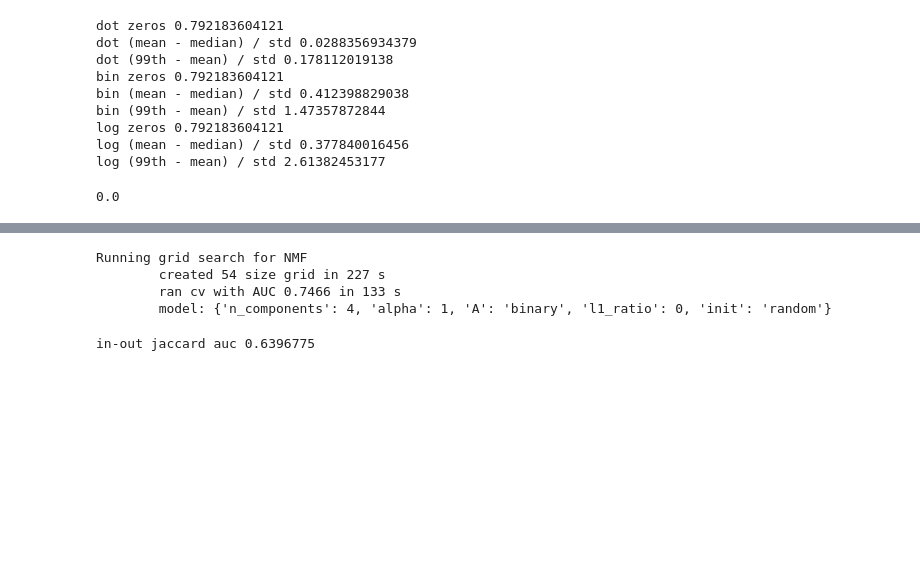
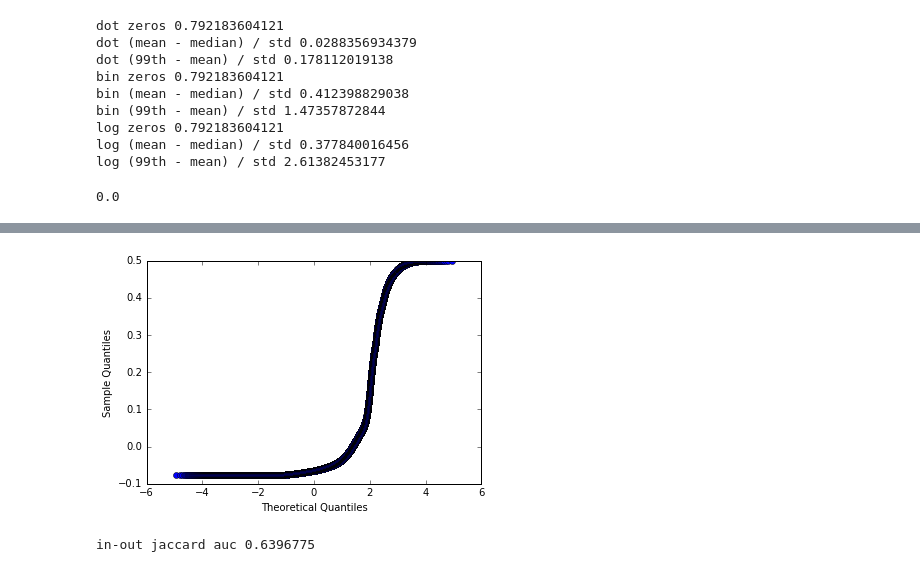
Before and after one commit to PrincetonUniversity/blockchain-detect, a Jupyter notebook: vyf_wmcleve_hw3.ipynb, the cells around one changed output, grey strips where cells are left out. Cells and saved outputs as stored; diff of their text form; code cells hidden in the pictures; blank space fills up the shorter version.

```diff
--- a/vyf_wmcleve_hw3.ipynb
+++ b/vyf_wmcleve_hw3.ipynb
@@ -436,28 +546,44 @@ Running grid search for norm SVD
+# %%
+statsmodels.graphics.gofplots.qqplot(whitened[whitened < 0.5])
+pass
+# %% [output]
+[figure, added]
 # %%
-def NMFprob(nmf, i, j):
+n_dropped = n_edges // 2
+edges_to_drop = list(zip(*((i, j) for i, j, k in all_edges[n_dropped:])))
+to_prune = csr_matrix(
+        (np.ones(n_dropped), edges_to_drop), shape=(dim, dim))
+
+to_prune = (to_prune + to_prune.transpose()).sign()
+def prune_mat(m):
+    return m - to_prune.multiply(m)
+
+prune_counts, prune_bin, prune_log = (
+    prune_mat(m) for m in [train_csr, bincsr, logcsr])
+
+def pruned_matrix(A):
+    if A == 'counts': return prune_counts
+    elif A == 'binary': return prune_bin
+    elif A == 'log1p': return prune_log
+    return None
+
+def prunedNMFprob(nmf, i, j):
     W, H = nmf
     return W[i, :].dot(H[:, j])
 
-def makeNMF(A, n_components, alpha, l1_ratio, init):
+def makeNMFpruned(A, n_components, alpha, l1_ratio, init):
     nmf = NMF(n_components=n_components, init=init, alpha=alpha, l1_ratio=l1_ratio)
-    W = nmf.fit_transform(named_matrix(A))
+    W = nmf.fit_transform(pruned_matrix(A))
     return W, nmf.components_
 
 grid = {
     'A': ['counts', 'binary', 'log1p'],
-    'n_components': range(4, 5),
-    'alpha': [0, 1], #[0.001, 0.01, 0.1, 1, 10, 100, 1000],
-    'l1_ratio': [0, 0.5, 1], #np.arange(0, 1.01, .1),
+    'n_components': range(1, 21),
+    'alpha': [0], #[0.001, 0.01, 0.1, 1, 10, 100, 1000],
+    'l1_ratio': [0], #np.arange(0, 1.01, .1),
     'init': ['random', 'nndsvd', 'nndsvda']}
 
-# Full grid commented out for speed, result of full is:
-# AUC:
-# model:
+# Full grid commented out for speed, result of full is same as below.
 
-run_auc_grid(NMFprob, makeNMF, grid, 'NMF')
+run_auc_grid(prunedNMFprob, makeNMFpruned, grid, 'NMF')
-# %% [output]
-Running grid search for NMF
-        created 54 size grid in 227 s
-        ran cv with AUC 0.7466 in 133 s
-        model: {'n_components': 4, 'alpha': 1, 'A': 'binary', 'l1_ratio': 0, 'init': 'random'}
 # %%
```
Also changed, not shown: parts of 21 cells of this notebook, 15 other files.
